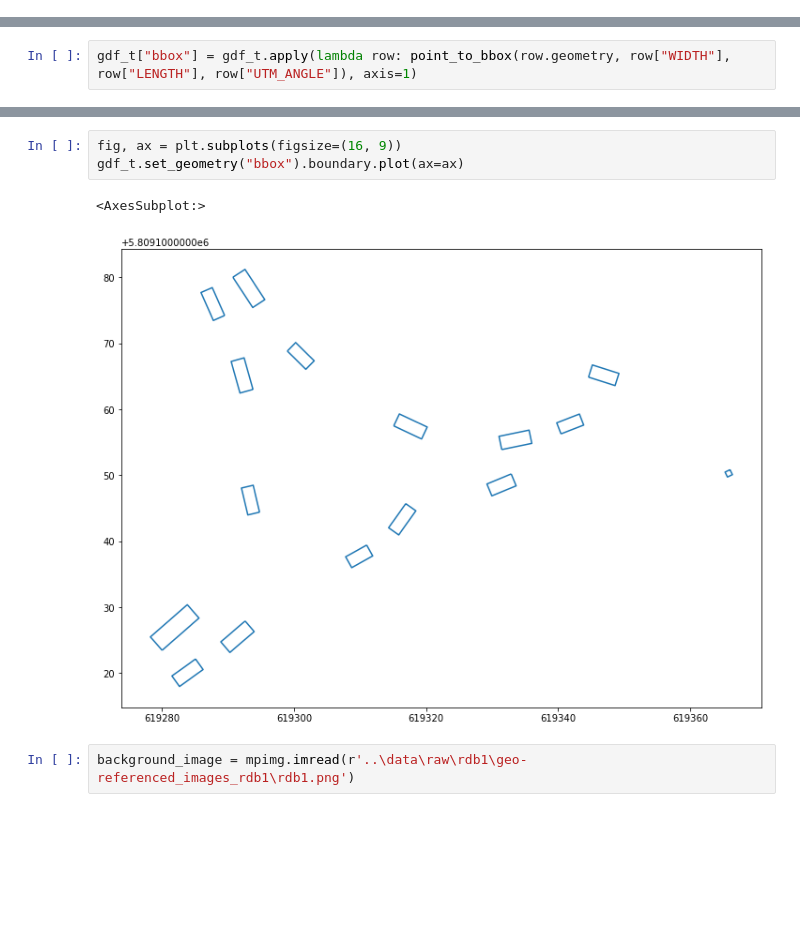
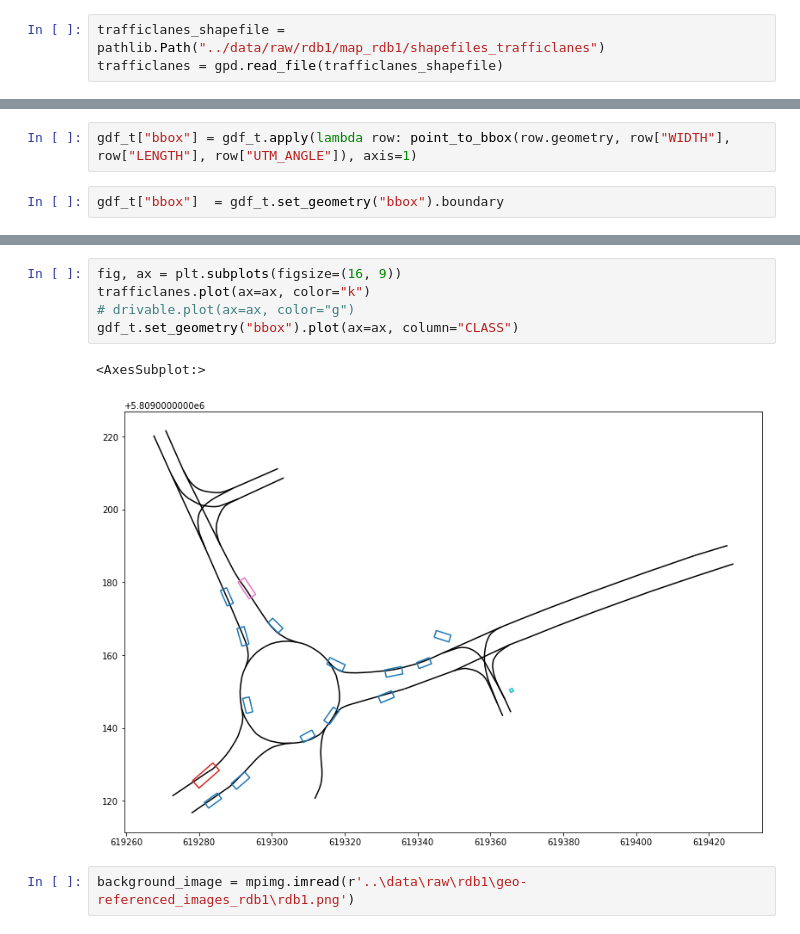
Before and after one commit to kopytjuk/opendd-analysis, a Jupyter notebook: notebooks/Visualization.ipynb, the cells around one changed output, grey strips where cells are left out. Drawn from its saved outputs; the diff is of its cells as text; blank space fills up the shorter version.

```diff
--- a/notebooks/Visualization.ipynb
+++ b/notebooks/Visualization.ipynb
@@ -134,0 +137,3 @@ ax.legend()
+# %%
+trafficlanes_shapefile = pathlib.Path("../data/raw/rdb1/map_rdb1/shapefiles_trafficlanes")
+trafficlanes = gpd.read_file(trafficlanes_shapefile)
@@ -144,6 +178,8 @@ gdf_t = gpd.GeoDataFrame(
     df_t, geometry=gpd.points_from_xy(df_t["UTM_X"], df_t["UTM_Y"]), crs='EPSG:25832')
 # %%
 gdf_t["bbox"] = gdf_t.apply(lambda row: point_to_bbox(row.geometry, row["WIDTH"], row["LENGTH"], row["UTM_ANGLE"]), axis=1)
+# %%
+gdf_t["bbox"]  = gdf_t.set_geometry("bbox").boundary
 # %%
 gdf_t.head()
 # %% [output]
@@ -155,10 +191,12 @@ gdf_t.head()
 | 314445 | 95934 | 95935 | 166.699867 | 470 | 619301.00 | 5809168.10 | 2.362585 | 8.15 | 1.9785 | 1.3514 | 1.4451 | ... |
 # %%
 fig, ax = plt.subplots(figsize=(16, 9))
-gdf_t.set_geometry("bbox").boundary.plot(ax=ax)
+trafficlanes.plot(ax=ax, color="k")
+# drivable.plot(ax=ax, color="g")
+gdf_t.set_geometry("bbox").plot(ax=ax, column="CLASS")
 # %% [output]
 <AxesSubplot:>
-[figure, old version]
+[figure, new version]
 # %%
 background_image = mpimg.imread(r'..\data\raw\rdb1\geo-referenced_images_rdb1\rdb1.png')
 # %%
```
Also changed, not shown: parts of 8 cells of this notebook, 5 other files.
